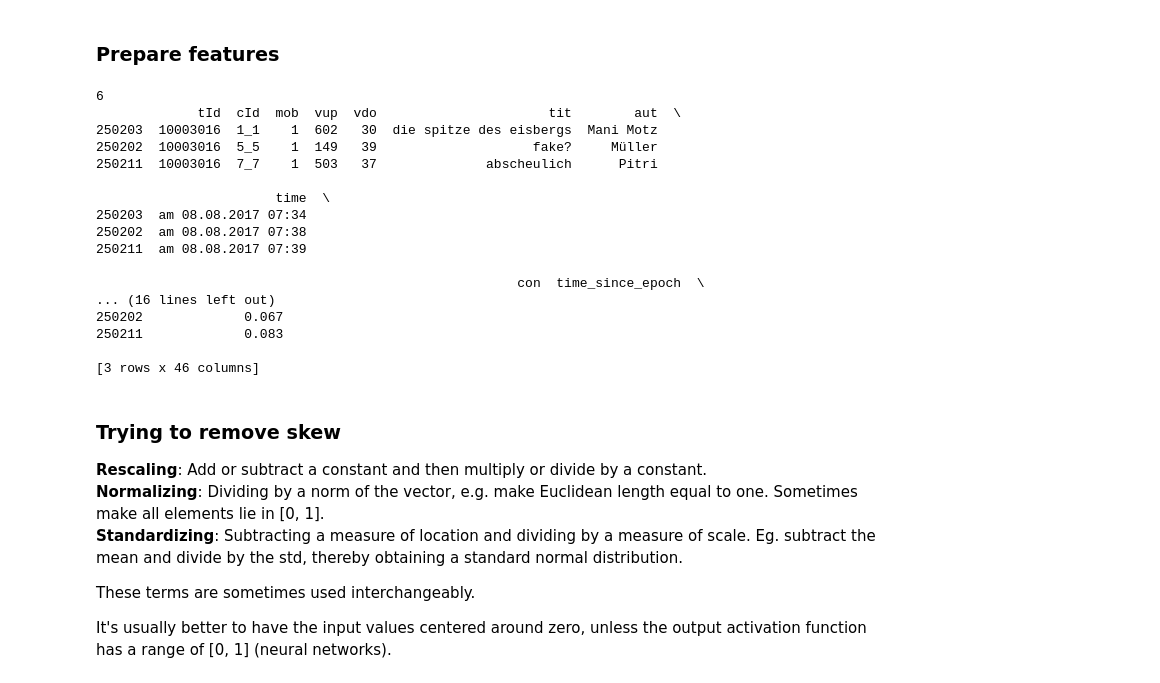
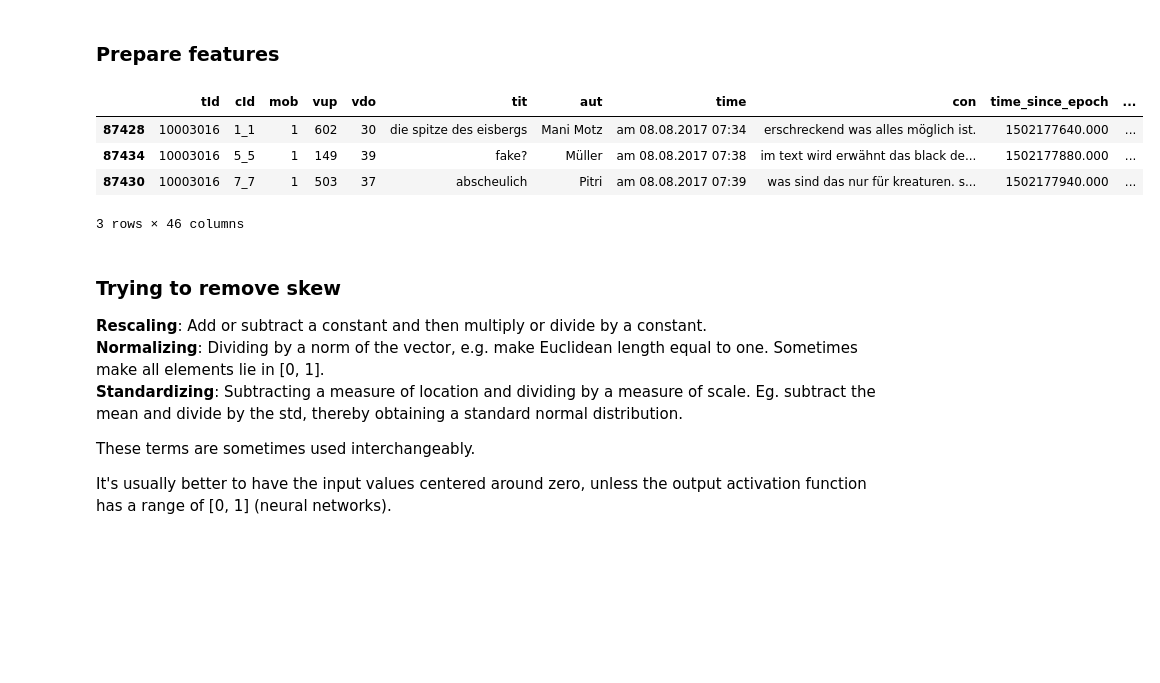
Before and after one commit to fdelia/bots, a Jupyter notebook: 4_prediction_model.ipynb, the cells around one changed output. Drawn from its saved outputs; the diff is of its cells as text; code cells hidden in the pictures; blank space fills up the shorter version.

```diff
--- a/4_prediction_model.ipynb
+++ b/4_prediction_model.ipynb
@@ -60,6 +60,7 @@ df_com['weekday_fl'] = df_com['time'].apply(get_weekday_float)
 df_com['is_answer'] = df_com['tit'].apply(lambda x: str(x).startswith('@'))
 df_com['con_len'] = df_com['con'].apply(lambda x: len(x))
 df_com['con_num_words'] = df_com['con'].apply(lambda x: len(x.split()))
+#df_com['aut_cat'] = df_com['aut'].apply() # LabelEncoder from preprocessing
 df_com['score'] = df_com['vup'] - df_com['vdo']
 df_com['contr'] = df_com['vup'] + df_com['vdo']
 
@@ -68,56 +69,47 @@ df_com['con'] = df_com['con'].str.lower()
 
 def get_category(link):
     t = link.split('/')
     if len(t) <= 1:
         return ''
     else:
         return t[1]
 
 df_art['cat'] = df_art['link'].apply(get_category)
 df_art['cat_copy'] = df_art['cat']
 df_art = pd.get_dummies(df_art, columns=['cat'])
 
 df_art['header_len'] = df_art['header'].apply(lambda x: len(x))
 df_art['text_len'] = df_art['text'].apply(lambda x: len(str(x)))
 df_art['text_num_words'] = df_art['text'].apply(lambda x: len(str(x).split()))
 
 # Left inner join
 df_merge = pd.merge(left=df_com, right=df_art, left_on='tId', right_on='tId')
 
-# is empty: (= all comments correspond to an article)
-print(len(df_merge[pd.isnull(df_merge['tit'])]))
-df_merge = df_merge[pd.notnull(df_merge['tit'])]
+# Remove rows with missing values
+# use .count() to check for missing values
+df_merge.dropna(axis=0, how='any', inplace=True)
 
 # Get order of comments per article
-df_merge_art = df_merge.sort_values(['tId', 'time_since_epoch']).groupby('tId')
+df_merge = df_merge.sort_values(['tId', 'time_since_epoch']).groupby('tId')
+
 # Get time since the first comment
 def get_time_since_first(group):
     first = group.iloc[:1]['time_since_epoch']
     group['time_since_first'] = group['time_since_epoch'].apply(lambda x: (x - first) / 3600)
     # Remove those very late comments, after x hours
     #group = group[group['time_since_first'] < 36]
     return group
 
-df_merge_art = df_merge_art.apply(get_time_since_first)
-print(df_merge_art.head(3))
+# Creating "copy" to make next cell independent
+df_merge = df_merge.apply(get_time_since_first)
+df_merge.head(3)
+#df[df.index.duplicated()]
 # %% [output]
+|  | tId | cId | mob | vup | vdo | tit | aut | time | con | time_since_epoch | ... |
+| 87428 | 10003016 | 1_1 | 1 | 602 | 30 | die spitze des eisbergs | Mani Motz | am 08.08.2017 07:34 | erschreckend was alles möglich ist. | 1502177640.000 | ... |
+| 87434 | 10003016 | 5_5 | 1 | 149 | 39 | fake? | Müller | am 08.08.2017 07:38 | im text wird erwähnt das black de... | 1502177880.000 | ... |
+| 87430 | 10003016 | 7_7 | 1 | 503 | 37 | abscheulich | Pitri | am 08.08.2017 07:39 | was sind das nur für kreaturen. s... | 1502177940.000 | ... |
-6
-             tId  cId  mob  vup  vdo                      tit        aut  \
-250203  10003016  1_1    1  602   30  die spitze des eisbergs  Mani Motz
-250202  10003016  5_5    1  149   39                    fake?     Müller
-250211  10003016  7_7    1  503   37              abscheulich      Pitri
-
-                       time  \
-250203  am 08.08.2017 07:34
-250202  am 08.08.2017 07:38
-250211  am 08.08.2017 07:39
-
-                                                      con  time_since_epoch  \
-... (16 lines left out)
-250202             0.067
-250211             0.083
-
-[3 rows x 46 columns]
+3 rows × 46 columns
 # %% [markdown]
 ### Trying to remove skew
 __Rescaling__: Add or subtract a constant and then multiply or divide by a constant.
```
Also changed, not shown: parts of 8 cells of this notebook.
